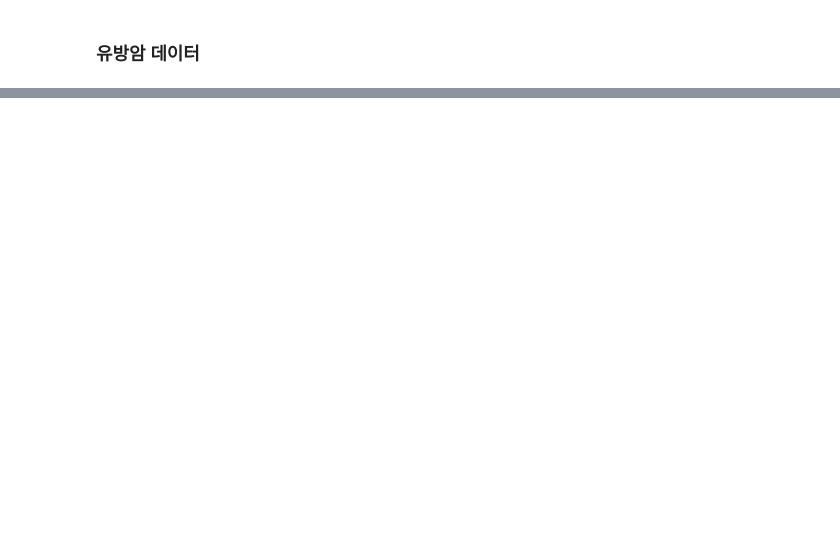
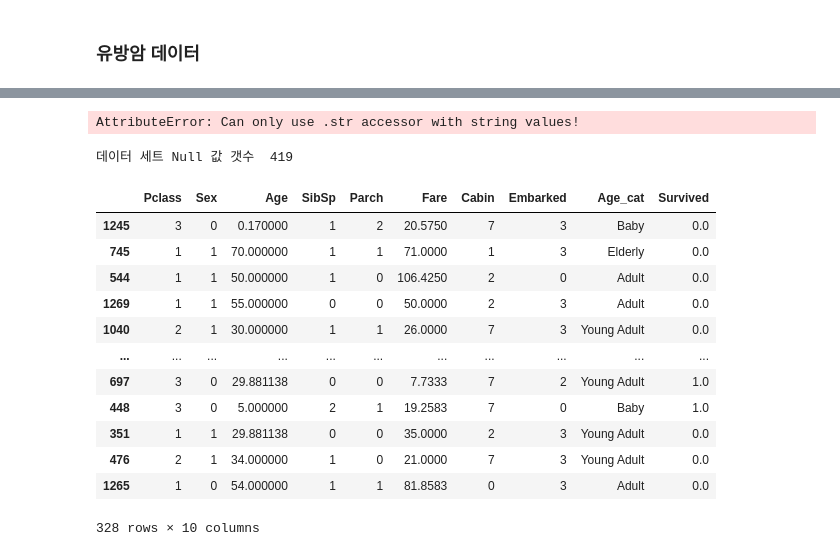
Before and after one commit to Wootae94/Flask-Web, a Jupyter notebook: 04.Machine_Learning/Make_train_test.ipynb, the cells around one changed output, grey strips where cells are left out. Drawn from its saved outputs; the diff is of its cells as text; code cells hidden in the pictures; blank space fills up the shorter version.

```diff
--- a/04.Machine_Learning/Make_train_test.ipynb
+++ b/04.Machine_Learning/Make_train_test.ipynb
@@ -95,0 +239,12 @@ X_test.to_csv('static/data/breast_test.csv', index=False)
+# %%
+titanic_df['Cabin'] = titanic_df['Cabin'].str[:1]
+from sklearn.preprocessing import LabelEncoder
+
+features = ['Cabin', 'Sex', 'Embarked']
+for feature in features:
+    le = LabelEncoder()
+    titanic_df[feature] = le.fit_transform(titanic_df[feature])
+
+titanic_df.head(3)
+# %% [output]
+AttributeError: Can only use .str accessor with string values!
@@ -95,0 +280,38 @@ X_test.to_csv('static/data/breast_test.csv', index=False)
+# %%
+titanic_df['Age'].fillna(titanic_df['Age'].mean(), inplace=True)
+titanic_df['Cabin'].fillna('N',inplace=True)
+titanic_df['Embarked'].fillna('N',inplace=True)
+print('데이터 세트 Null 값 갯수 ', titanic_df.isnull().sum().sum())
+# %% [output]
+데이터 세트 Null 값 갯수  419
+# %%
+titanic_df['Age_cat'] = titanic_df['Age'].apply(lambda x : get_category(x))
+# %%
+y_titanic_df = titanic_df['Survived']
+X_titanic_df = titanic_df.drop('Survived', axis=1)
+
+X_titanic_df = transform_features(X_titanic_df)
+# %%
+X_train, X_test, y_train, y_test=train_test_split(
+    X_titanic_df, y_titanic_df, test_size=0.25, random_state=2021
+)
+# %%
+titanic_train = pd.concat([X_train,y_train],axis=1)
+titanic_test = pd.concat([X_test,y_test],axis=1)
+# %%
+titanic_train.fillna(0)
+titanic_test.fillna(0)
+# %% [output]
+|  | Pclass | Sex | Age | SibSp | Parch | Fare | Cabin | Embarked | Age_cat | Survived |
+| 1245 | 3 | 0 | 0.170000 | 1 | 2 | 20.5750 | 7 | 3 | Baby | 0.0 |
+| 745 | 1 | 1 | 70.000000 | 1 | 1 | 71.0000 | 1 | 3 | Elderly | 0.0 |
+| 544 | 1 | 1 | 50.000000 | 1 | 0 | 106.4250 | 2 | 0 | Adult | 0.0 |
+| 1269 | 1 | 1 | 55.000000 | 0 | 0 | 50.0000 | 2 | 3 | Adult | 0.0 |
+| 1040 | 2 | 1 | 30.000000 | 1 | 1 | 26.0000 | 7 | 3 | Young Adult | 0.0 |
+| ... | ... | ... | ... | ... | ... | ... | ... | ... | ... | ... |
+| 697 | 3 | 0 | 29.881138 | 0 | 0 | 7.7333 | 7 | 2 | Young Adult | 1.0 |
+| 448 | 3 | 0 | 5.000000 | 2 | 1 | 19.2583 | 7 | 0 | Baby | 1.0 |
+| 351 | 1 | 1 | 29.881138 | 0 | 0 | 35.0000 | 2 | 3 | Young Adult | 0.0 |
+| 476 | 2 | 1 | 34.000000 | 1 | 0 | 21.0000 | 7 | 3 | Young Adult | 0.0 |
+| 1265 | 1 | 0 | 54.000000 | 1 | 1 | 81.8583 | 0 | 3 | Adult | 0.0 |
+328 rows × 10 columns
```
Also changed, not shown: parts of 19 cells of this notebook, 54 other files.
